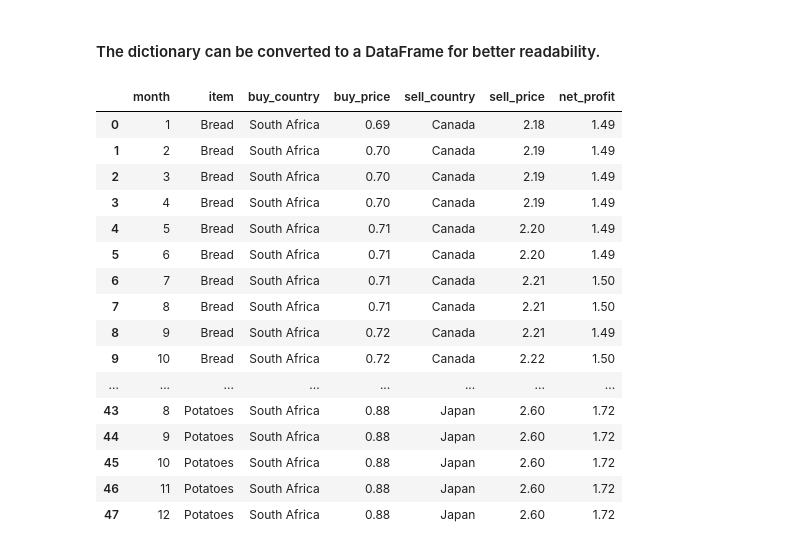
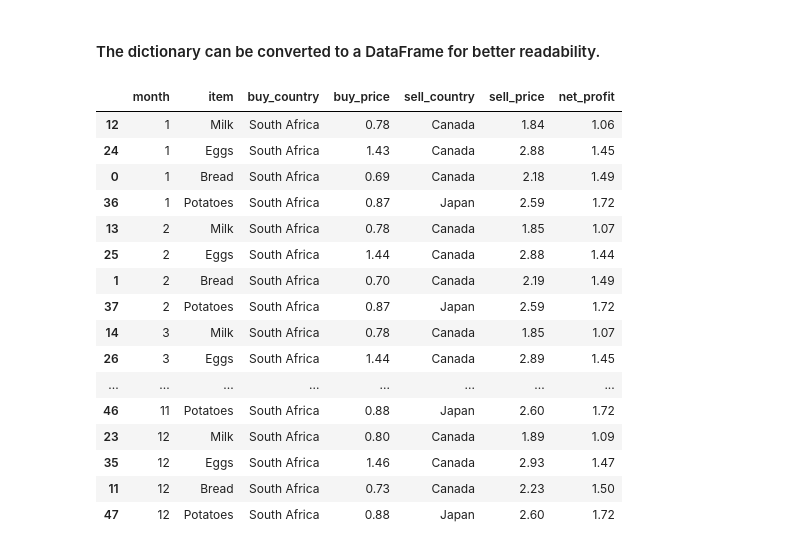
Before and after one commit to Ra20r/MSEC-Bootcamp-2025, a Jupyter notebook: bootcamp_project.ipynb, the cells around one changed output. Cells and saved outputs as stored; diff of their text form; code cells hidden in the pictures.

```diff
--- a/bootcamp_project.ipynb
+++ b/bootcamp_project.ipynb
@@ -369,22 +369,22 @@ arbitrage_opportunities[0]
 #### The dictionary can be converted to a DataFrame for better readability.
 # %%
 arbitrage_records_df = pd.DataFrame(arbitrage_opportunities[1])
-arbitrage_records_df
+arbitrage_records_df.sort_values(by=['month', 'net_profit'])
 # %% [output]
 |  | month | item | buy_country | buy_price | sell_country | sell_price | net_profit |
+| 12 | 1 | Milk | South Africa | 0.78 | Canada | 1.84 | 1.06 |
+| 24 | 1 | Eggs | South Africa | 1.43 | Canada | 2.88 | 1.45 |
 | 0 | 1 | Bread | South Africa | 0.69 | Canada | 2.18 | 1.49 |
+| 36 | 1 | Potatoes | South Africa | 0.87 | Japan | 2.59 | 1.72 |
+| 13 | 2 | Milk | South Africa | 0.78 | Canada | 1.85 | 1.07 |
+| 25 | 2 | Eggs | South Africa | 1.44 | Canada | 2.88 | 1.44 |
 | 1 | 2 | Bread | South Africa | 0.70 | Canada | 2.19 | 1.49 |
-| 2 | 3 | Bread | South Africa | 0.70 | Canada | 2.19 | 1.49 |
-| 3 | 4 | Bread | South Africa | 0.70 | Canada | 2.19 | 1.49 |
-| 4 | 5 | Bread | South Africa | 0.71 | Canada | 2.20 | 1.49 |
-| 5 | 6 | Bread | South Africa | 0.71 | Canada | 2.20 | 1.49 |
-| 6 | 7 | Bread | South Africa | 0.71 | Canada | 2.21 | 1.50 |
-| 7 | 8 | Bread | South Africa | 0.71 | Canada | 2.21 | 1.50 |
-| 8 | 9 | Bread | South Africa | 0.72 | Canada | 2.21 | 1.49 |
-| 9 | 10 | Bread | South Africa | 0.72 | Canada | 2.22 | 1.50 |
+| 37 | 2 | Potatoes | South Africa | 0.87 | Japan | 2.59 | 1.72 |
+| 14 | 3 | Milk | South Africa | 0.78 | Canada | 1.85 | 1.07 |
+| 26 | 3 | Eggs | South Africa | 1.44 | Canada | 2.89 | 1.45 |
 | ... | ... | ... | ... | ... | ... | ... | ... |
-| 43 | 8 | Potatoes | South Africa | 0.88 | Japan | 2.60 | 1.72 |
-| 44 | 9 | Potatoes | South Africa | 0.88 | Japan | 2.60 | 1.72 |
-| 45 | 10 | Potatoes | South Africa | 0.88 | Japan | 2.60 | 1.72 |
 | 46 | 11 | Potatoes | South Africa | 0.88 | Japan | 2.60 | 1.72 |
+| 23 | 12 | Milk | South Africa | 0.80 | Canada | 1.89 | 1.09 |
+| 35 | 12 | Eggs | South Africa | 1.46 | Canada | 2.93 | 1.47 |
+| 11 | 12 | Bread | South Africa | 0.73 | Canada | 2.23 | 1.50 |
 | 47 | 12 | Potatoes | South Africa | 0.88 | Japan | 2.60 | 1.72 |
```
Also changed, not shown: parts of 9 cells of this notebook, 1 other file.
